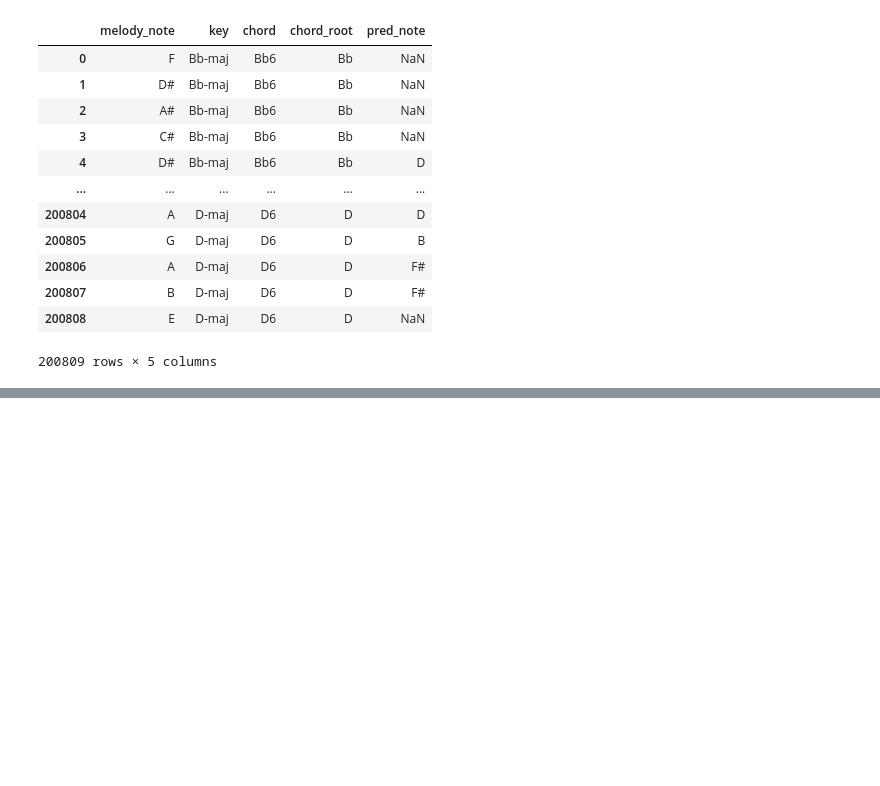
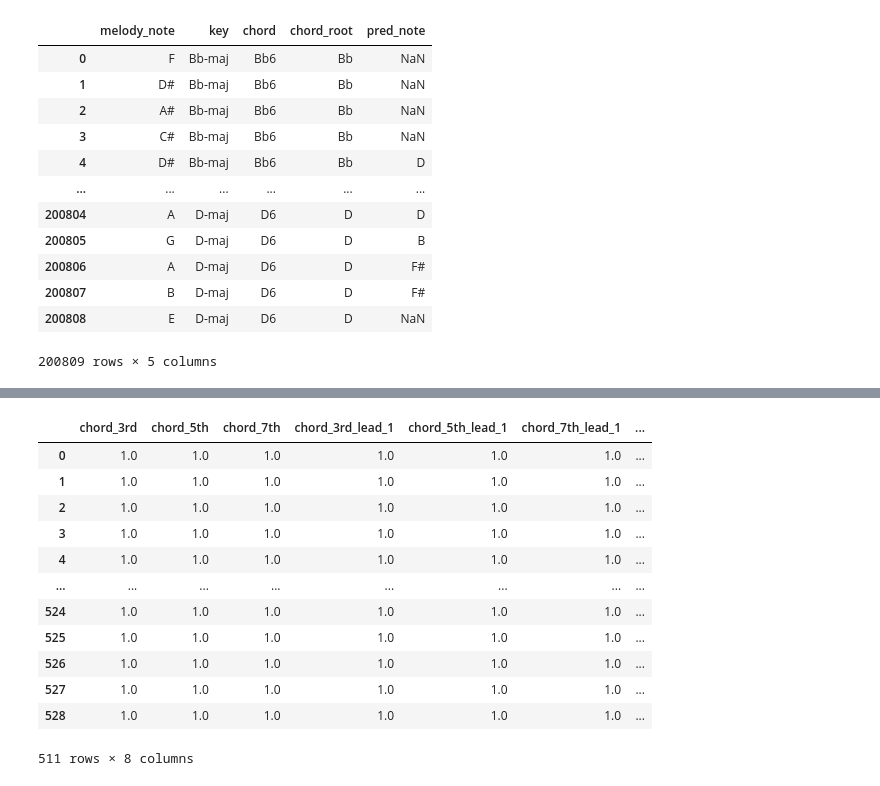
Before and after one commit to TheArvinLim/JazzAI, a Jupyter notebook: test_feature_matrix.ipynb, the cells around one changed output, grey strips where cells are left out. Saved outputs shown, nothing was run; the diff lists cells and outputs as text; code cells hidden in the pictures; blank space fills up the shorter version.

```diff
--- a/test_feature_matrix.ipynb
+++ b/test_feature_matrix.ipynb
@@ -104 +115,20 @@ for i in range(len(struct_df)):
+# %%
+from src.generate_solo import generate_solo
+
+generated_notes = generate_solo(clf, init_notes, struct_df)
+generated_notes
+# %% [output]
+|  | chord_3rd | chord_5th | chord_7th | chord_3rd_lead_1 | chord_5th_lead_1 | chord_7th_lead_1 | ... |
+| 0 | 1.0 | 1.0 | 1.0 | 1.0 | 1.0 | 1.0 | ... |
+| 1 | 1.0 | 1.0 | 1.0 | 1.0 | 1.0 | 1.0 | ... |
+| 2 | 1.0 | 1.0 | 1.0 | 1.0 | 1.0 | 1.0 | ... |
+| 3 | 1.0 | 1.0 | 1.0 | 1.0 | 1.0 | 1.0 | ... |
+| 4 | 1.0 | 1.0 | 1.0 | 1.0 | 1.0 | 1.0 | ... |
+| ... | ... | ... | ... | ... | ... | ... | ... |
+| 524 | 1.0 | 1.0 | 1.0 | 1.0 | 1.0 | 1.0 | ... |
+| 525 | 1.0 | 1.0 | 1.0 | 1.0 | 1.0 | 1.0 | ... |
+| 526 | 1.0 | 1.0 | 1.0 | 1.0 | 1.0 | 1.0 | ... |
+| 527 | 1.0 | 1.0 | 1.0 | 1.0 | 1.0 | 1.0 | ... |
+| 528 | 1.0 | 1.0 | 1.0 | 1.0 | 1.0 | 1.0 | ... |
+511 rows × 8 columns
 # %%
```
Also changed, not shown: parts of 6 cells of this notebook.
